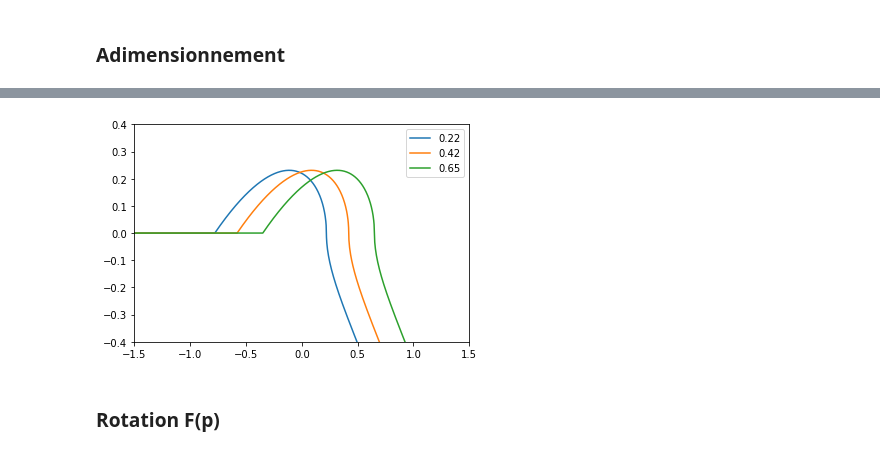
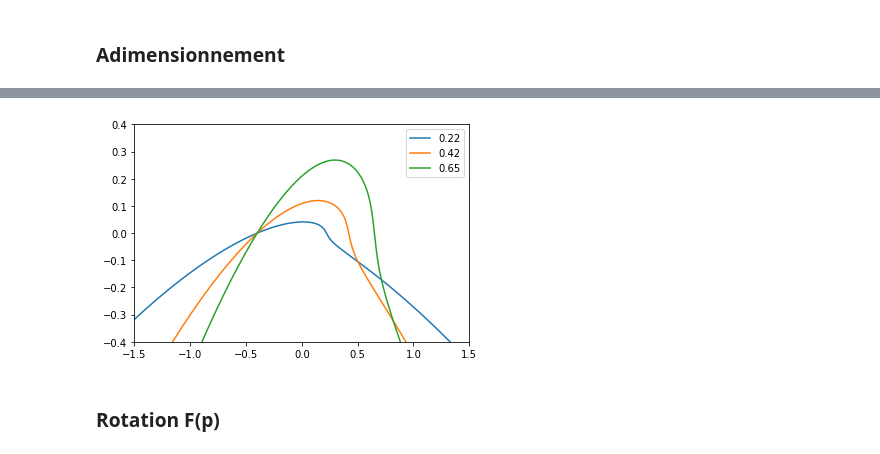
Before and after one commit to dinhviettoanle/pam-auto_oscillations, a Jupyter notebook: code/python_notebooks/delay_line.ipynb, the cells around one changed output, grey strips where cells are left out. Saved outputs shown, nothing was run; the diff lists cells and outputs as text; code cells hidden in the pictures.

```diff
--- a/code/python_notebooks/delay_line.ipynb
+++ b/code/python_notebooks/delay_line.ipynb
@@ -39,6 +39,29 @@ def F(p, gamma, zeta):
     else:
         return zeta*(1-gamma+p)*np.sqrt(np.abs(gamma-p))*np.sign(gamma-p)
 
+def F2(p, gamma, zeta):
+    if (gamma - p) >= 1:
+        return 0
+    elif 0 <= (gamma - p) <= 1:
+        return zeta*(1-gamma+p)*np.sqrt(gamma-p)
+    elif (gamma - p) <= 0:
+        return -zeta*(1-gamma+p)*np.sqrt(p-gamma)
+
 p_list = np.linspace(-1.5, 1.5, 1000)
 gamma =  0.62
 zeta = 0.6
+# %%
+for gamma in [0.42]:
+
+    u_p_list = np.zeros_like(p_list)
+    u_p_list1 = np.zeros_like(p_list)
+    for i, p in enumerate(p_list):
+        u_p_list[i] = F(p, gamma, zeta)
+        u_p_list1[i] = F2(p, gamma, zeta)
+    plt.plot(p_list, u_p_list, label=gamma)
+    plt.plot(p_list, u_p_list1, label=gamma)
+
+plt.xlim([-1.5, 1.5])
+plt.ylim([-0.4, 0.4])
+plt.legend()
+plt.show()
@@ -45,17 +70,20 @@ zeta = 0.6
+# %%
+def F_(p, gamma, zeta, sigma=1e-3):
+    return gamma*(1-zeta+p)*np.sqrt(np.sqrt((gamma-p)**2 + sigma))*(gamma-p)/(np.sqrt((gamma-p)**2 + sigma))
 # %%
 for gamma in [0.22, 0.42, 0.65]:
 
     u_p_list = np.zeros_like(p_list)
     for i, p in enumerate(p_list):
-        u_p_list[i] = F(p, gamma, zeta)
+        u_p_list[i] = F_(p, gamma, zeta)
     plt.plot(p_list, u_p_list, label=gamma)
 
 plt.xlim([-1.5, 1.5])
 plt.ylim([-0.4, 0.4])
 plt.legend()
 plt.show()
 # %% [output]
-[figure, old version]
+[figure, new version]
 # %% [markdown]
 ### Rotation F(p)
 # %%
```
Also changed, not shown: parts of 1 cell of this notebook, 25 other files.
